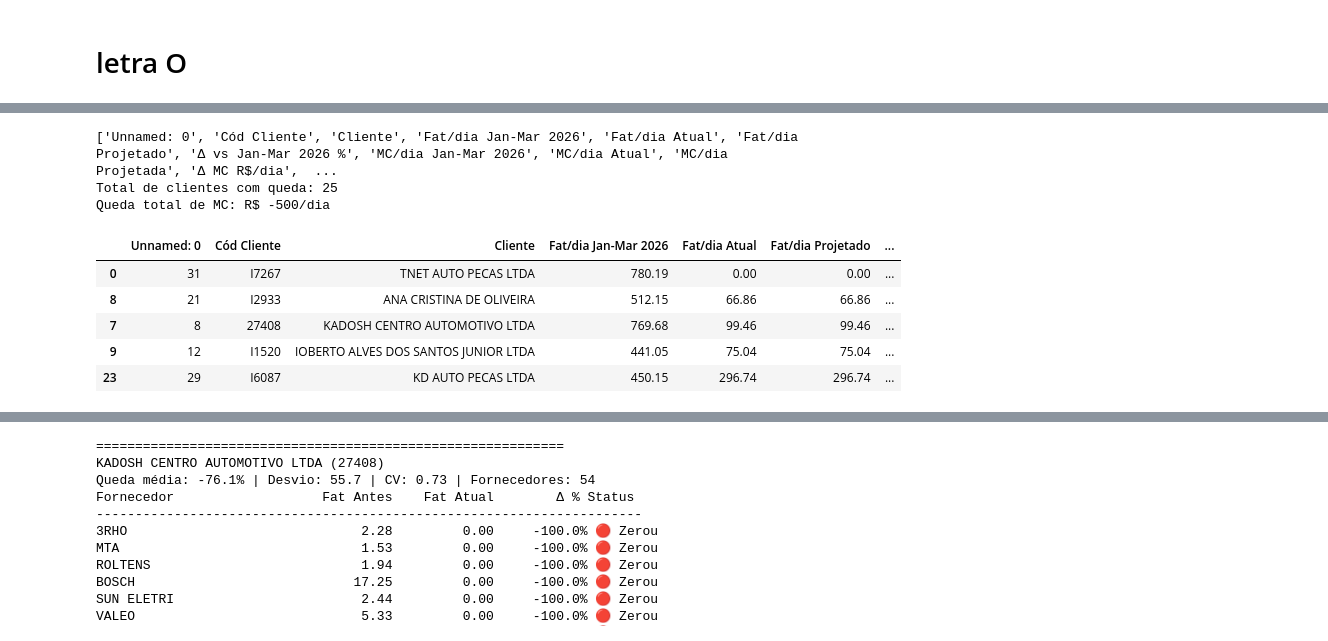
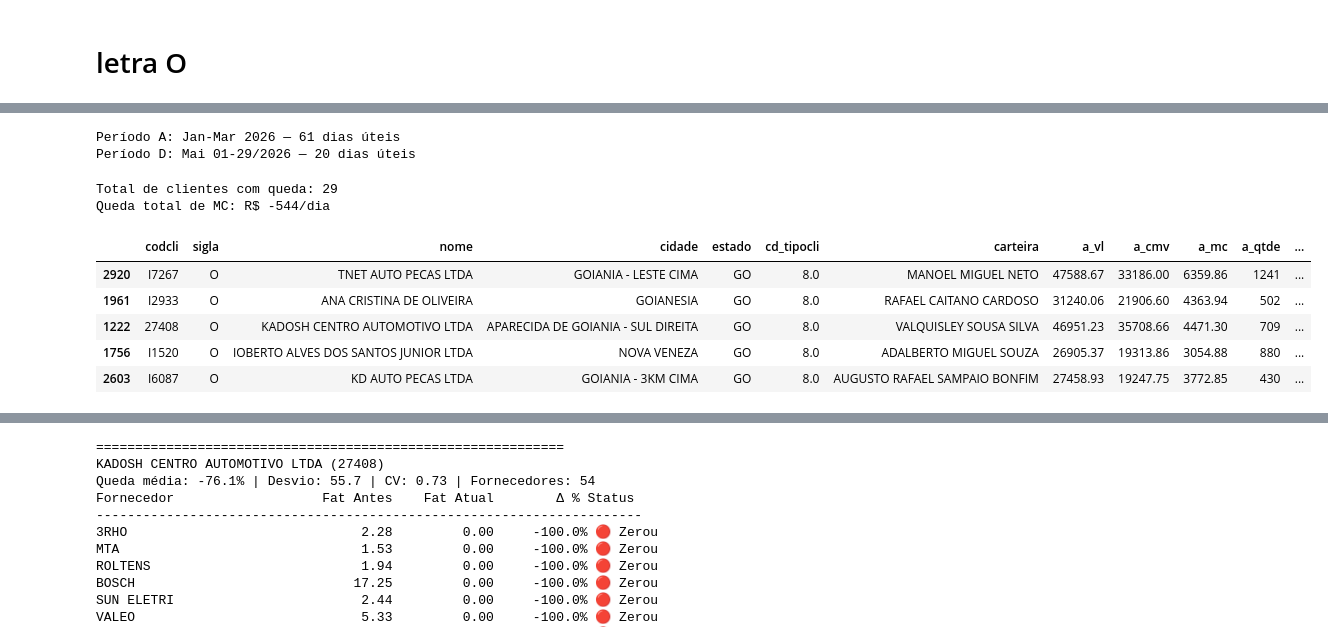
Before and after one commit to Pecista-priscila/vendas-gyn, a Jupyter notebook: atenção.ipynb, the cells around one changed output, grey strips where cells are left out. Cells and saved outputs as stored; diff of their text form; code cells hidden in the pictures.

```diff
--- a/atenção.ipynb
+++ b/atenção.ipynb
@@ -3,7 +3,8 @@
 # %%
 import pandas as pd
 
-df = pd.read_csv('clientes_atencao_0106.csv')
-print(df.shape)
+df = pd.read_csv('clientes.csv')
+df = df[df['sigla'] == 'O'].copy()
+print(f"Total clientes O: {len(df)}")
 df.head()
 # %% [output]
@@ -17,24 +18,34 @@ df.head()
+# %%
+import json
+with open('_config.json', 'r', encoding='utf-8') as f:
+    cfg = json.load(f)
+
+N_DIAS_A = int(cfg['n_dias_a'])
+N_DIAS_D = int(cfg['n_dias_d'])
+
+print(f"Período A: {cfg['periodo_a']} — {N_DIAS_A} dias úteis")
+print(f"Período D: {cfg['periodo_d']} — {N_DIAS_D} dias úteis")
+# %% [output]
+Período A: Jan-Mar 2026 — 61 dias úteis
+Período D: Mai 01-29/2026 — 20 dias úteis
 # %%
-print(df.columns.tolist())
+df['a_mc_d'] = df['a_mc'] / N_DIAS_A
+df['d_mc_d'] = df['d_mc'] / N_DIAS_D
+df['Δ MC/dia R$'] = df['d_mc_d'] - df['a_mc_d']
 
-# Garante que Δ MC R$/dia é numérico
-df['Δ MC R$/dia'] = pd.to_numeric(df['Δ MC R$/dia'], errors='coerce')
-
-# Filtra só quem teve queda real (valor negativo)
-df_queda = df[df['Δ MC R$/dia'] < 0].copy()
-df_queda = df_queda.sort_values('Δ MC R$/dia', ascending=True)  # mais negativo primeiro
+df_queda = df[df['Δ MC/dia R$'] < 0].copy()
+df_queda = df_queda.sort_values('Δ MC/dia R$', ascending=True)
 
 print(f"Total de clientes com queda: {len(df_queda)}")
-print(f"Queda total de MC: R$ {df_queda['Δ MC R$/dia'].sum():.0f}/dia")
+print(f"Queda total de MC: R$ {df_queda['Δ MC/dia R$'].sum():.0f}/dia")
 df_queda.head()
 # %% [output]
-['Unnamed: 0', 'Cód Cliente', 'Cliente', 'Fat/dia Jan-Mar 2026', 'Fat/dia Atual', 'Fat/dia Projetado', 'Δ vs Jan-Mar 2026 %', 'MC/dia Jan-Mar 2026', 'MC/dia Atual', 'MC/dia Projetada', 'Δ MC R$/dia',  ...
-Total de clientes com queda: 25
-Queda total de MC: R$ -500/dia
+Total de clientes com queda: 29
+Queda total de MC: R$ -544/dia
-|  | Unnamed: 0 | Cód Cliente | Cliente | Fat/dia Jan-Mar 2026 | Fat/dia Atual | Fat/dia Projetado | ... |
-| 0 | 31 | I7267 | TNET AUTO PECAS LTDA | 780.19 | 0.00 | 0.00 | ... |
-| 8 | 21 | I2933 | ANA CRISTINA DE OLIVEIRA | 512.15 | 66.86 | 66.86 | ... |
-| 7 | 8 | 27408 | KADOSH CENTRO AUTOMOTIVO LTDA | 769.68 | 99.46 | 99.46 | ... |
-| 9 | 12 | I1520 | IOBERTO ALVES DOS SANTOS JUNIOR LTDA | 441.05 | 75.04 | 75.04 | ... |
-| 23 | 29 | I6087 | KD AUTO PECAS LTDA | 450.15 | 296.74 | 296.74 | ... |
+|  | codcli | sigla | nome | cidade | estado | cd_tipocli | carteira | a_vl | a_cmv | a_mc | a_qtde | ... |
+| 2920 | I7267 | O | TNET AUTO PECAS LTDA | GOIANIA - LESTE CIMA | GO | 8.0 | MANOEL MIGUEL NETO | 47588.67 | 33186.00 | 6359.86 | 1241 | ... |
+| 1961 | I2933 | O | ANA CRISTINA DE OLIVEIRA | GOIANESIA | GO | 8.0 | RAFAEL CAITANO CARDOSO | 31240.06 | 21906.60 | 4363.94 | 502 | ... |
+| 1222 | 27408 | O | KADOSH CENTRO AUTOMOTIVO LTDA | APARECIDA DE GOIANIA - SUL DIREITA | GO | 8.0 | VALQUISLEY SOUSA SILVA | 46951.23 | 35708.66 | 4471.30 | 709 | ... |
+| 1756 | I1520 | O | IOBERTO ALVES DOS SANTOS JUNIOR LTDA | NOVA VENEZA | GO | 8.0 | ADALBERTO MIGUEL SOUZA | 26905.37 | 19313.86 | 3054.88 | 880 | ... |
+| 2603 | I6087 | O | KD AUTO PECAS LTDA | GOIANIA - 3KM CIMA | GO | 8.0 | AUGUSTO RAFAEL SAMPAIO BONFIM | 27458.93 | 19247.75 | 3772.85 | 430 | ... |
 # %%
```
Also changed, not shown: parts of 22 cells of this notebook, 4 other files.
